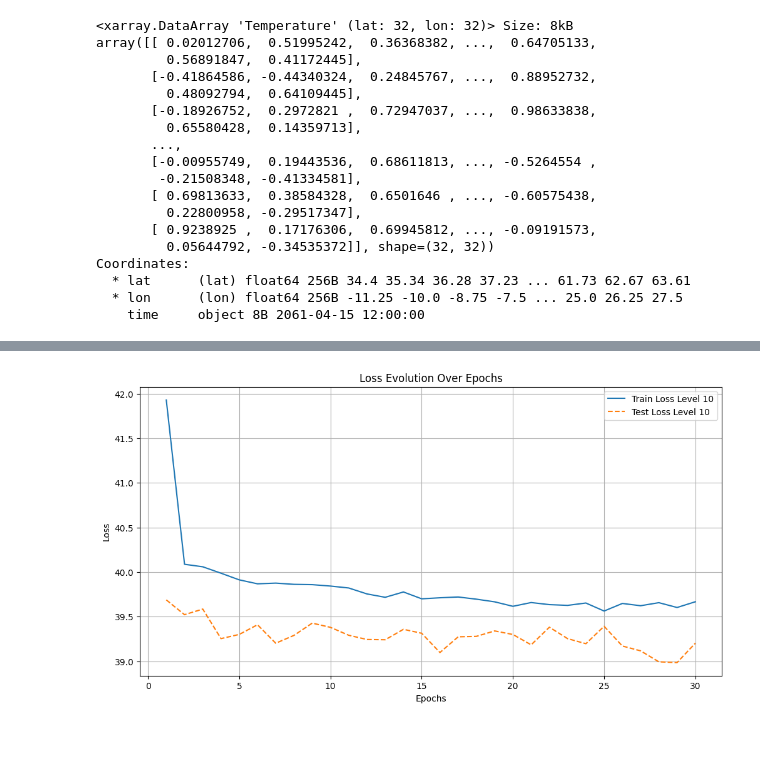
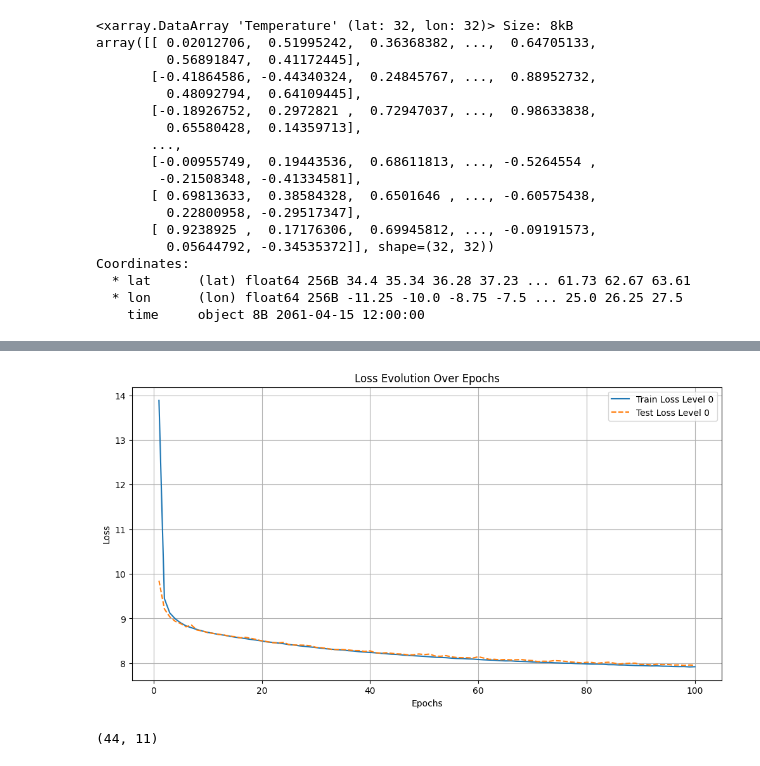
Before and after one commit to Motte12/dpa_for_llaae, a Jupyter notebook: joint_training/load_jointly_trained_model.ipynb, the cells around one changed output, grey strips where cells are left out. Saved outputs shown, nothing was run; the diff lists cells and outputs as text; code cells hidden in the pictures; blank space fills up the shorter version.

```diff
--- a/joint_training/load_jointly_trained_model.ipynb
+++ b/joint_training/load_jointly_trained_model.ipynb
@@ -522,13 +526,3 @@ def plot_loss_evolution(loss_data, k_levels=None, save_path=None):
         plt.savefig(save_path, bbox_inches='tight')
     else:
         plt.show()
-
-# Example usage
-log_file_path = "saved_models/log.txt"  # Replace with the path to your .log file
-loss_data = parse_log_file(log_file_path)
-
-# Specify the `k` levels you want to plot, or set to `None` to plot all levels
-k_levels_to_plot = [10]  # Example: Plot only levels 0 and 2
-plot_loss_evolution(loss_data, k_levels=k_levels_to_plot, save_path="loss_evolution_k_levels.png")  # Replace with None to display the plot
-# %% [output]
-[figure, removed]
@@ -537,0 +529,14 @@ total_residual
+# %%
+# Example usage
+log_file_path = "saved_models/log.txt"  # Replace with the path to your .log file
+loss_data = parse_log_file(log_file_path)
+
+# Specify the `k` levels you want to plot, or set to `None` to plot all levels
+k_levels_to_plot = [0]  # Example: Plot only levels 0 and 2
+plot_loss_evolution(loss_data, k_levels=k_levels_to_plot, save_path="loss_evolution_k_levels.png")  # Replace with None to display the plot
+# %% [output]
+[figure, added]
+# %%
+loss_data['train'].shape
+# %% [output]
+(44, 11)
```
Also changed, not shown: parts of 7 cells of this notebook, 2 other files.
